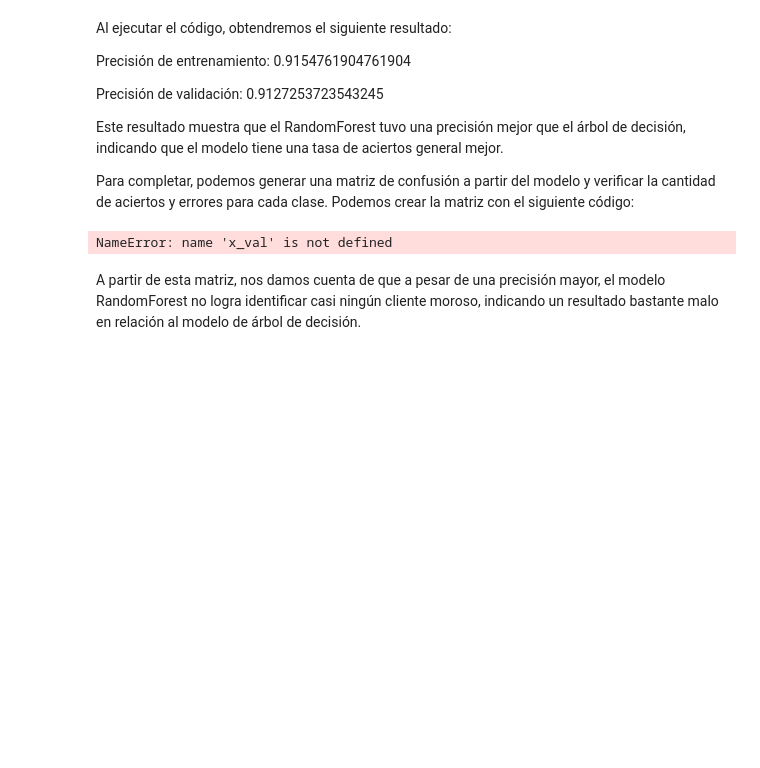
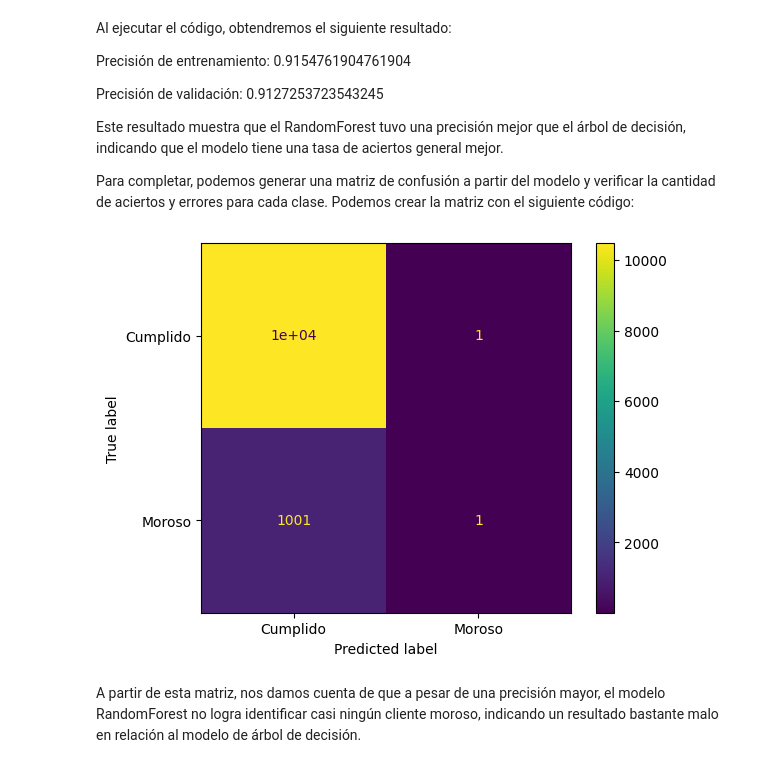
Before and after one commit to Ivan8Garcia/data-science, a Jupyter notebook: Clasificacion_validacion_y_metricas.ipynb, the cells around one changed output. Saved outputs shown, nothing was run; the diff lists cells and outputs as text; code cells hidden in the pictures; blank space fills up the shorter version.

```diff
--- a/Clasificacion_validacion_y_metricas.ipynb
+++ b/Clasificacion_validacion_y_metricas.ipynb
@@ -189,7 +189,7 @@ from sklearn.ensemble import RandomForestClassifier
 Ahora que hemos importado el algoritmo, solo necesitamos instanciar el RandomForestClassifier en una variable y utilizar el parámetro max_depth = 10 así como hicimos con el árbol de decisión. Esto evitará que el modelo se ajuste demasiado a los datos de entrenamiento. Después de eso, podemos ajustar el modelo con datos de entrenamiento y verificar el resultado de la precisión:
 # %%
 modelo = RandomForestClassifier(max_depth = 10)
-modelo.fit(x_train, y_train)
-print(f'Precisión de entrenamiento: {modelo.score(x_train, y_train)}')
-print(f'Precisión de validación: {modelo.score(x_val, y_val)}')
+modelo.fit(X_train, y_train)
+print(f'Precisión de entrenamiento: {modelo.score(X_train, y_train)}')
+print(f'Precisión de validación: {modelo.score(X_val, y_val)}')
 # %% [output]
@@ -205,12 +206,12 @@ Este resultado muestra que el RandomForest tuvo una precisión mejor que el árb
 
 Para completar, podemos generar una matriz de confusión a partir del modelo y verificar la cantidad de aciertos y errores para cada clase. Podemos crear la matriz con el siguiente código:
 # %%
-y_previsto = modelo.predict(x_val)
+y_previsto = modelo.predict(X_val)
 matriz_confusion = confusion_matrix(y_val, y_previsto)
 visualizacion = ConfusionMatrixDisplay(confusion_matrix= matriz_confusion,
                                       display_labels = ['Cumplido', 'Moroso'])
 visualizacion.plot();
 # %% [output]
-NameError: name 'x_val' is not defined
+[figure, added]
 # %% [markdown]
 A partir de esta matriz, nos damos cuenta de que a pesar de una precisión mayor, el modelo RandomForest no logra identificar casi ningún cliente moroso, indicando un resultado bastante malo en relación al modelo de árbol de decisión.
```
Also changed, not shown: parts of 6 cells of this notebook.
